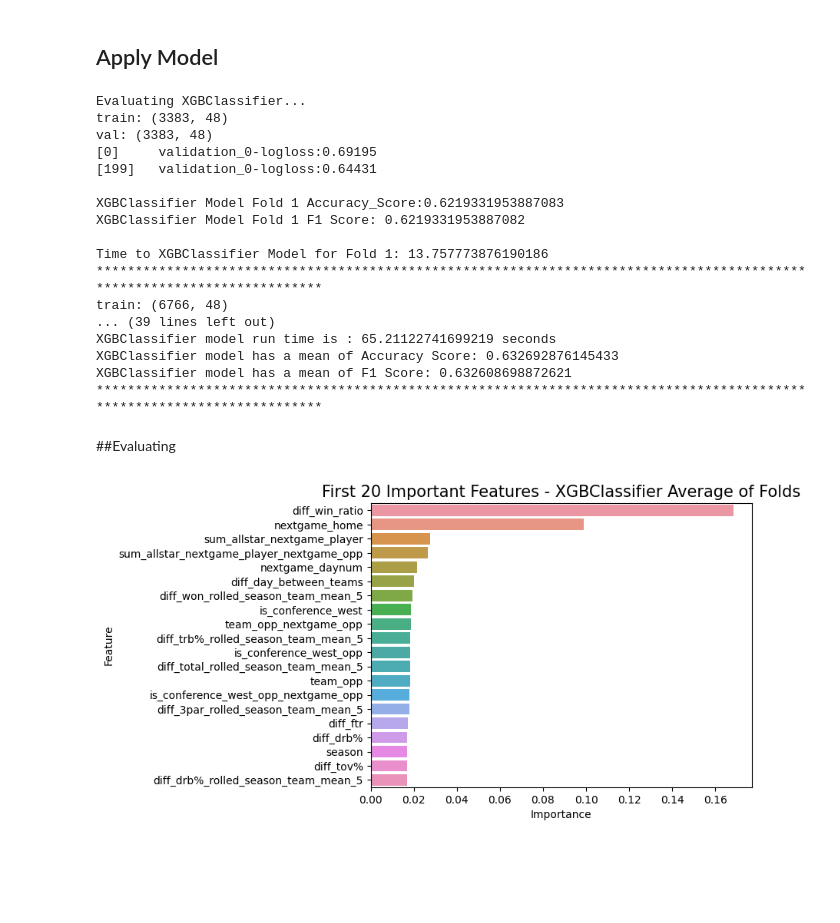
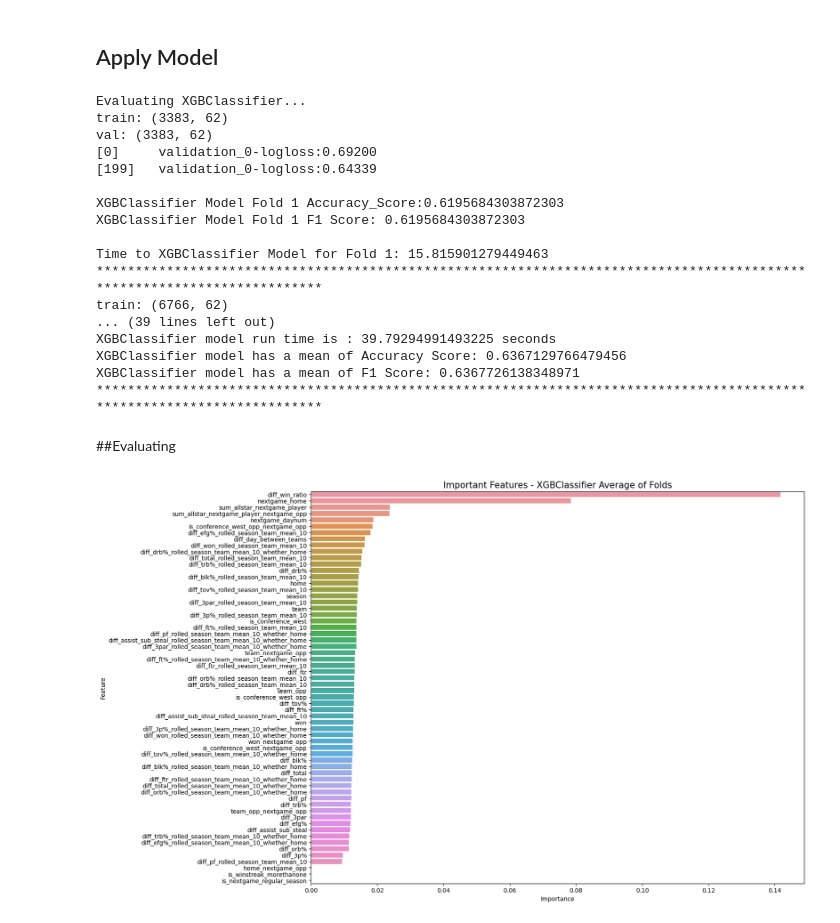
Before and after one commit to Mustafa-Er/Predict_NBA_Games, a Jupyter notebook: NBA_Data_Science_Works.ipynb, the cells around one changed output. Drawn from its saved outputs; the diff is of its cells as text; code cells hidden in the pictures; blank space fills up the shorter version.

```diff
--- a/NBA_Data_Science_Works.ipynb
+++ b/NBA_Data_Science_Works.ipynb
@@ -141,6 +142,7 @@ class config:
 
     add_nextgame = True
     add_rolling_features = True
+    add_rolling_features_whether_home = True
     add_diff_day = True
     add_win_streak = True
     add_winstreak_morethanone = True
@@ -152,7 +154,7 @@ class config:
     add_diff_features = True
 
 
-
+    use_just_nextgame_features = True
     use_opp_features = False
     use_avg_features = False
     use_not_fe_stats = False
@@ -780,7 +806,7 @@ if not config.use_opp_features:
     else:
         base_features = ["3p%", "ft%", "pf", "efg", "3par", "ftr", "orb%", "drb%", "trb%", "blk%", "tov%", "total"] + [col for col in config.not_fe_stats if not "opp" in col]
         opp_base_features = set([col for col in scaled_features for col2 in base_features if f"{col2}_opp" in col])
-        numerical_features = [col for col in scaled_features if not col in opp_base_features]
+        scaled_features = [col for col in scaled_features if not col in opp_base_features]
 # %% [markdown]
 ### Scaling
 # %%
@@ -905,6 +931,8 @@ def create_model(
     accuracy_scores = list()
     f1_scores = list()
     models = list()
+    unseen_preds = list()
+    val_idxs = list()
     for name, model in classifiers.items():
         print(f"Evaluating {name}...")
         fold_accs = list()
@@ -912,7 +940,7 @@ def create_model(
         elapsed_time = 0
         for idx, (train_idx, val_idx) in enumerate(cv.split(X=X, y = y)):
             start_time = time.time()
-
+            val_idxs.append(val_idx)
 
             X_train = X.loc[train_idx, feature_list].copy()
             y_train = y.loc[train_idx].copy()
@@ -920,8 +948,8 @@ def create_model(
             y_val = y.loc[val_idx].copy()
 
 
-            print(f'train: {X_train.shape}')
-            print(f'val: {X_val.shape}')
+            print(f"train: {X_train.shape}")
+            print(f"val: {X_val.shape}")
 
             model.fit(X_train,
                         y_train,
@@ -929,6 +957,7 @@ def create_model(
 
                         verbose=250)
             val_pred = model.predict(X_val)
+            unseen_preds.append(val_pred)
 
             fold_acc = accuracy_score(y_true = y_val, y_pred = val_pred)
             fold_f1_score = f1_score(y_true = y_val, y_pred = val_pred)
@@ -958,47 +987,48 @@ def create_model(
         accuracy_scores.append(fold_accs)
         f1_scores.append(fold_f1_scores)
 
-    return accuracy_scores, f1_scores, models
+    return accuracy_scores, f1_scores, models, unseen_preds, val_idxs
 # %%
 cv = TimeSeriesSplit(config.n_splits)
 X, y = df_team.dropna(subset = "target").reset_index(drop= True).drop("target", axis = 1), df_team.dropna(subset = "target").reset_index(drop= True)["target"]
-accuracy_scores, f1_scores, models  = create_model(X = X,
-                                                        y = y,
-                                                        cv = cv,
-                                                        classifiers = classifiers,
-                                                        feature_list = scaled_features + not_scaled_features)
+accuracy_scores, f1_scores, models, unseen_preds, val_idxs  = create_model(X = X,
+                                                                            y = y,
+                                                                            cv = cv,
+                                                                            classifiers = classifiers,
+                                                                            feature_list = scaled_features + not_scaled_features)
 # %% [output]
 Evaluating XGBClassifier...
-train: (3383, 48)
-val: (3383, 48)
-[0]     validation_0-logloss:0.69195
-[199]   validation_0-logloss:0.64431
+train: (3383, 62)
+val: (3383, 62)
+[0]     validation_0-logloss:0.69200
+[199]   validation_0-logloss:0.64339
 
-XGBClassifier Model Fold 1 Accuracy_Score:0.6219331953887083
-XGBClassifier Model Fold 1 F1 Score: 0.6219331953887082
+XGBClassifier Model Fold 1 Accuracy_Score:0.6195684303872303
+XGBClassifier Model Fold 1 F1 Score: 0.6195684303872303
 
-Time to XGBClassifier Model for Fold 1: 13.757773876190186
+Time to XGBClassifier Model for Fold 1: 15.815901279449463
 ************************************************************************************************************************
-train: (6766, 48)
+train: (6766, 62)
 ... (39 lines left out)
-XGBClassifier model run time is : 65.21122741699219 seconds
-XGBClassifier model has a mean of Accuracy Score: 0.632692876145433
-XGBClassifier model has a mean of F1 Score: 0.632608698872621
+XGBClassifier model run time is : 39.79294991493225 seconds
+XGBClassifier model has a mean of Accuracy Score: 0.6367129766479456
+XGBClassifier model has a mean of F1 Score: 0.6367726138348971
 ************************************************************************************************************************
 # %% [markdown]
 ##Evaluating
 # %%
 if config.use_xgboost_modeling:
     importances = [model.feature_importances_ for model in models[:5]]
 
     f_importance = pd.concat([pd.Series(df_team[scaled_features + not_scaled_features].columns.to_list(),name='Feature'),
                             pd.Series(np.mean(importances,axis=0),name="Importance")],
                             axis=1).sort_values(by='Importance',
                                                 ascending=False)
 
-    sns.barplot(f_importance.head(20),x='Importance',y='Feature')
-    plt.title("First 20 Important Features - XGBClassifier Average of Folds", fontsize = 15)
+    plt.figure(figsize = (15,12))
+    sns.barplot(f_importance,x='Importance',y='Feature')
+    plt.title("Important Features - XGBClassifier Average of Folds", fontsize = 15)
 
     plt.show()
 # %% [output]
-[figure, old version]
+[figure, new version]
```
Also changed, not shown: parts of 9 cells of this notebook.
